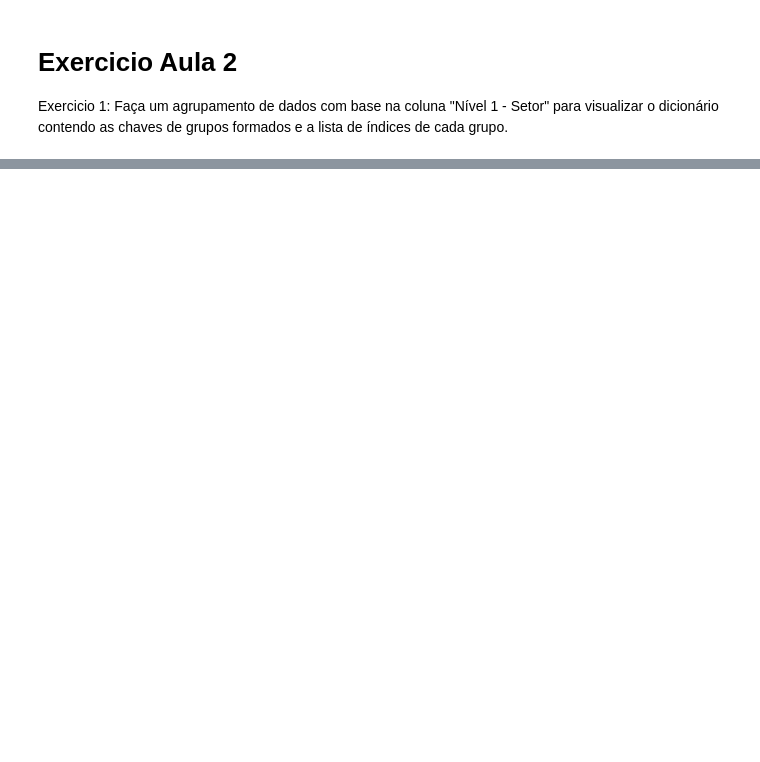
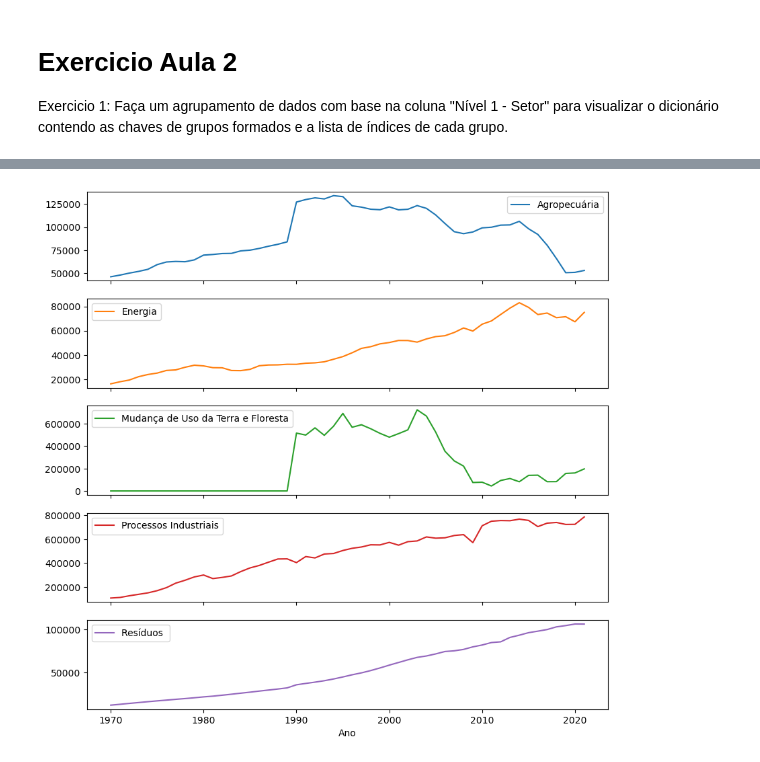
Before and after one commit to Aragao05/Python-para-DataScience-from-Alura, a Jupyter notebook: Pandas/Pandas- Agrupando e selecionando dados/Exercicios.ipynb, the cells around one changed output, grey strips where cells are left out. Cells and saved outputs as stored; diff of their text form; code cells hidden in the pictures; blank space fills up the shorter version.

Commit message:
Comclusão do curso
Termino da aula 4 do curso de pandas: selecionando e agrupando dados, e finalização do curso

```diff
--- a/Pandas/Pandas- Agrupando e selecionando dados/Exercicios.ipynb
+++ b/Pandas/Pandas- Agrupando e selecionando dados/Exercicios.ipynb
@@ -27,3 +64,12 @@ emissoes_gases.loc[(emissoes_gases['Nível 1 - Setor'] == 'Agropecuária') & (em
 # Exercicio Aula 2
 
 Exercicio 1: Faça um agrupamento de dados com base na coluna "Nível 1 - Setor" para visualizar o dicionário contendo as chaves de grupos formados e a lista de índices de cada grupo.
+# %%
+import pandas as pd
+
+emissoes_gases = pd.read_excel('1-SEEG10_GERAL-BR_UF_2022.10.27-FINAL-SITE.xlsx', sheet_name= 'GEE Estados')
+
+colunas_info = list(emissoes_gases.loc[:,'Nível 1 - Setor':'Produto'].columns)
+colunas_emissao = list(emissoes_gases.loc[:,1970:2021].columns)
+
+emissoes_por_ano = emissoes_gases.melt(id_vars = colunas_info, value_vars= colunas_emissao, var_name= 'Ano', value_name= 'Emissão')
@@ -29,0 +128,3 @@ Exercicio 1: Faça um agrupamento de dados com base na coluna "Nível 1 - Setor"
+# %%
+emissao_setores = emissoes_por_ano.pivot_table(values = 'Emissão', index = 'Ano', columns = 'Nível 1 - Setor', aggfunc = 'mean') # aggfunc = 'mean' permite utilizar uma função agregadora nos valores numéricos. Com isso, podemos utilizar diretamente a função média para extrair os valores de média de emissão de cada ano e setor econômico.
+emissao_setores
@@ -29,0 +150,4 @@ Exercicio 1: Faça um agrupamento de dados com base na coluna "Nível 1 - Setor"
+# %%
+emissao_setores.plot(subplots = True, figsize = (10,10));
+# %% [output]
+[figure, added]
```
Also changed, not shown: parts of 24 cells of this notebook, 2 other files.
